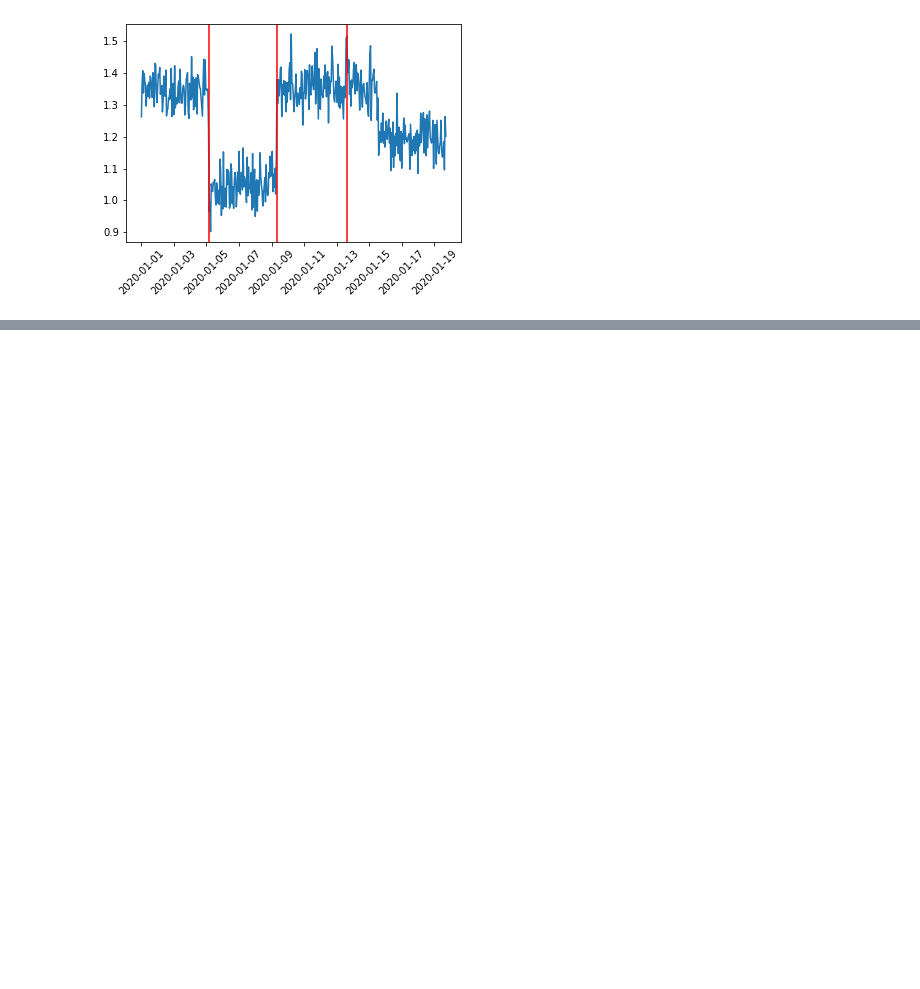
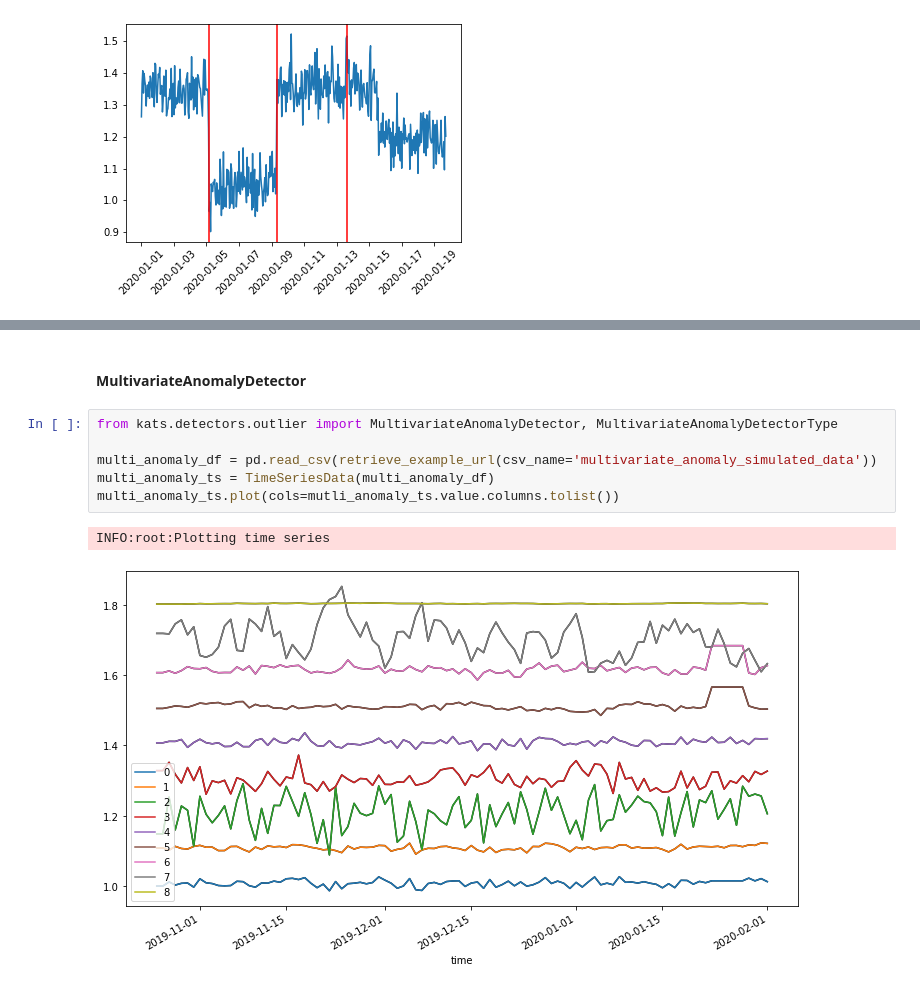
Before and after one commit to bcheng004/Kats-example, a Jupyter notebook: notebooks/bcheng004_Kats_windows.ipynb, the cells around one changed output, grey strips where cells are left out. Drawn from its saved outputs; the diff is of its cells as text; blank space fills up the shorter version.

```diff
--- a/notebooks/bcheng004_Kats_windows.ipynb
+++ b/notebooks/bcheng004_Kats_windows.ipynb
@@ -202,0 +232,11 @@ rs_detector_2.plot(rs_change_points_2)
+# %% [markdown]
+#### MultivariateAnomalyDetector
+# %%
+from kats.detectors.outlier import MultivariateAnomalyDetector, MultivariateAnomalyDetectorType
+
+multi_anomaly_df = pd.read_csv(retrieve_example_url(csv_name='multivariate_anomaly_simulated_data'))
+multi_anomaly_ts = TimeSeriesData(multi_anomaly_df)
+multi_anomaly_ts.plot(cols=mutli_anomaly_ts.value.columns.tolist())
+# %% [output]
+INFO:root:Plotting time series
+[figure, added]
```
Also changed, not shown: parts of 3 cells of this notebook.
